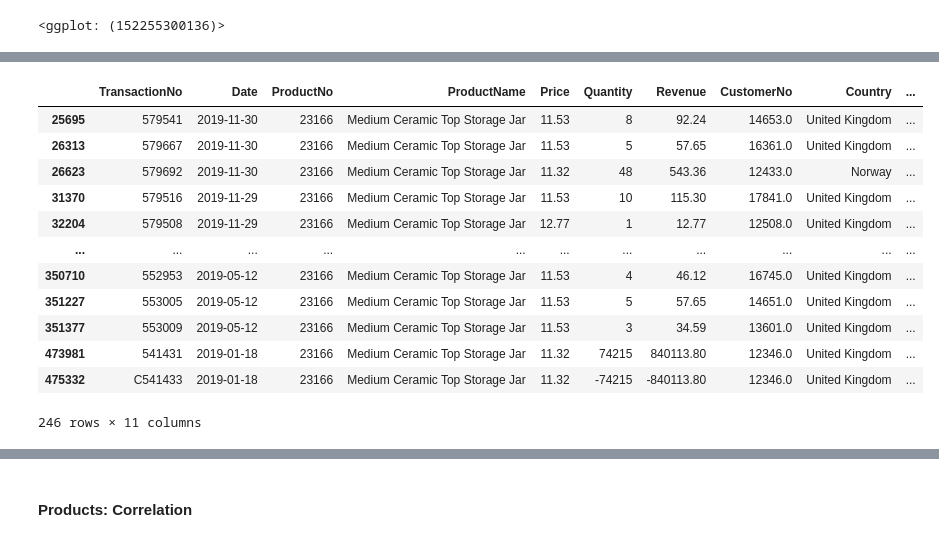
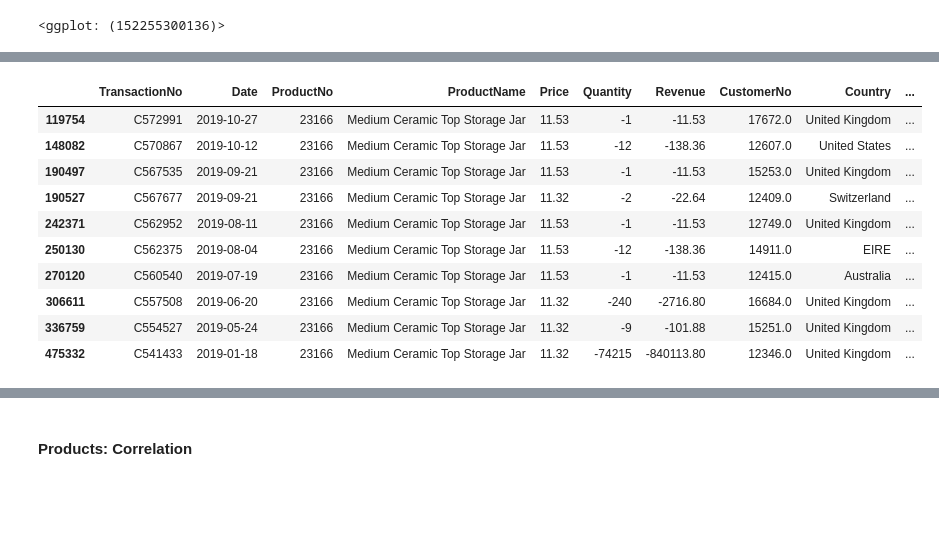
Before and after one commit to ZiqiPolimeros/Python-Project-Online-Retail-Business, a Jupyter notebook: online_shop_business.ipynb, the cells around one changed output, grey strips where cells are left out. Cells and saved outputs as stored; diff of their text form; code cells hidden in the pictures; blank space fills up the shorter version.

```diff
--- a/online_shop_business.ipynb
+++ b/online_shop_business.ipynb
@@ -321,17 +314,16 @@ See the caveats in the documentation: https://pandas.pydata.org/pandas-docs/stab
 # %%
-# thelargest return product
-sales_filter[sales_filter["ProductName"] == "Medium Ceramic Top Storage Jar"]
+# the largest return product
+C572991 = sales_filter[(sales_filter["ProductName"] == "Medium Ceramic Top Storage Jar")&(sales_filter["Revenue"]<0)]
+C572991
 # %% [output]
 |  | TransactionNo | Date | ProductNo | ProductName | Price | Quantity | Revenue | CustomerNo | Country | ... |
-| 25695 | 579541 | 2019-11-30 | 23166 | Medium Ceramic Top Storage Jar | 11.53 | 8 | 92.24 | 14653.0 | United Kingdom | ... |
-| 26313 | 579667 | 2019-11-30 | 23166 | Medium Ceramic Top Storage Jar | 11.53 | 5 | 57.65 | 16361.0 | United Kingdom | ... |
-| 26623 | 579692 | 2019-11-30 | 23166 | Medium Ceramic Top Storage Jar | 11.32 | 48 | 543.36 | 12433.0 | Norway | ... |
-| 31370 | 579516 | 2019-11-29 | 23166 | Medium Ceramic Top Storage Jar | 11.53 | 10 | 115.30 | 17841.0 | United Kingdom | ... |
-| 32204 | 579508 | 2019-11-29 | 23166 | Medium Ceramic Top Storage Jar | 12.77 | 1 | 12.77 | 12508.0 | United Kingdom | ... |
-| ... | ... | ... | ... | ... | ... | ... | ... | ... | ... | ... |
-| 350710 | 552953 | 2019-05-12 | 23166 | Medium Ceramic Top Storage Jar | 11.53 | 4 | 46.12 | 16745.0 | United Kingdom | ... |
-| 351227 | 553005 | 2019-05-12 | 23166 | Medium Ceramic Top Storage Jar | 11.53 | 5 | 57.65 | 14651.0 | United Kingdom | ... |
-| 351377 | 553009 | 2019-05-12 | 23166 | Medium Ceramic Top Storage Jar | 11.53 | 3 | 34.59 | 13601.0 | United Kingdom | ... |
-| 473981 | 541431 | 2019-01-18 | 23166 | Medium Ceramic Top Storage Jar | 11.32 | 74215 | 840113.80 | 12346.0 | United Kingdom | ... |
+| 119754 | C572991 | 2019-10-27 | 23166 | Medium Ceramic Top Storage Jar | 11.53 | -1 | -11.53 | 17672.0 | United Kingdom | ... |
+| 148082 | C570867 | 2019-10-12 | 23166 | Medium Ceramic Top Storage Jar | 11.53 | -12 | -138.36 | 12607.0 | United States | ... |
+| 190497 | C567535 | 2019-09-21 | 23166 | Medium Ceramic Top Storage Jar | 11.53 | -1 | -11.53 | 15253.0 | United Kingdom | ... |
+| 190527 | C567677 | 2019-09-21 | 23166 | Medium Ceramic Top Storage Jar | 11.32 | -2 | -22.64 | 12409.0 | Switzerland | ... |
+| 242371 | C562952 | 2019-08-11 | 23166 | Medium Ceramic Top Storage Jar | 11.53 | -1 | -11.53 | 12749.0 | United Kingdom | ... |
+| 250130 | C562375 | 2019-08-04 | 23166 | Medium Ceramic Top Storage Jar | 11.53 | -12 | -138.36 | 14911.0 | EIRE | ... |
+| 270120 | C560540 | 2019-07-19 | 23166 | Medium Ceramic Top Storage Jar | 11.53 | -1 | -11.53 | 12415.0 | Australia | ... |
+| 306611 | C557508 | 2019-06-20 | 23166 | Medium Ceramic Top Storage Jar | 11.32 | -240 | -2716.80 | 16684.0 | United Kingdom | ... |
+| 336759 | C554527 | 2019-05-24 | 23166 | Medium Ceramic Top Storage Jar | 11.32 | -9 | -101.88 | 15251.0 | United Kingdom | ... |
 | 475332 | C541433 | 2019-01-18 | 23166 | Medium Ceramic Top Storage Jar | 11.32 | -74215 | -840113.80 | 12346.0 | United Kingdom | ... |
-246 rows × 11 columns
```
Also changed, not shown: parts of 13 cells of this notebook.
